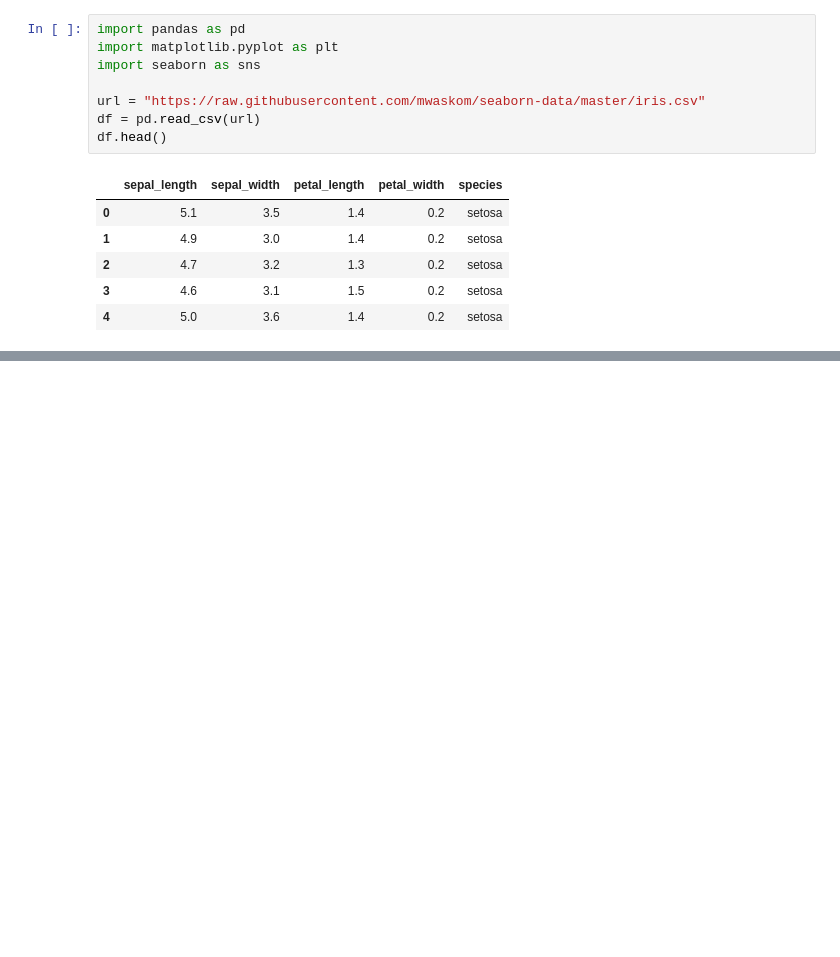
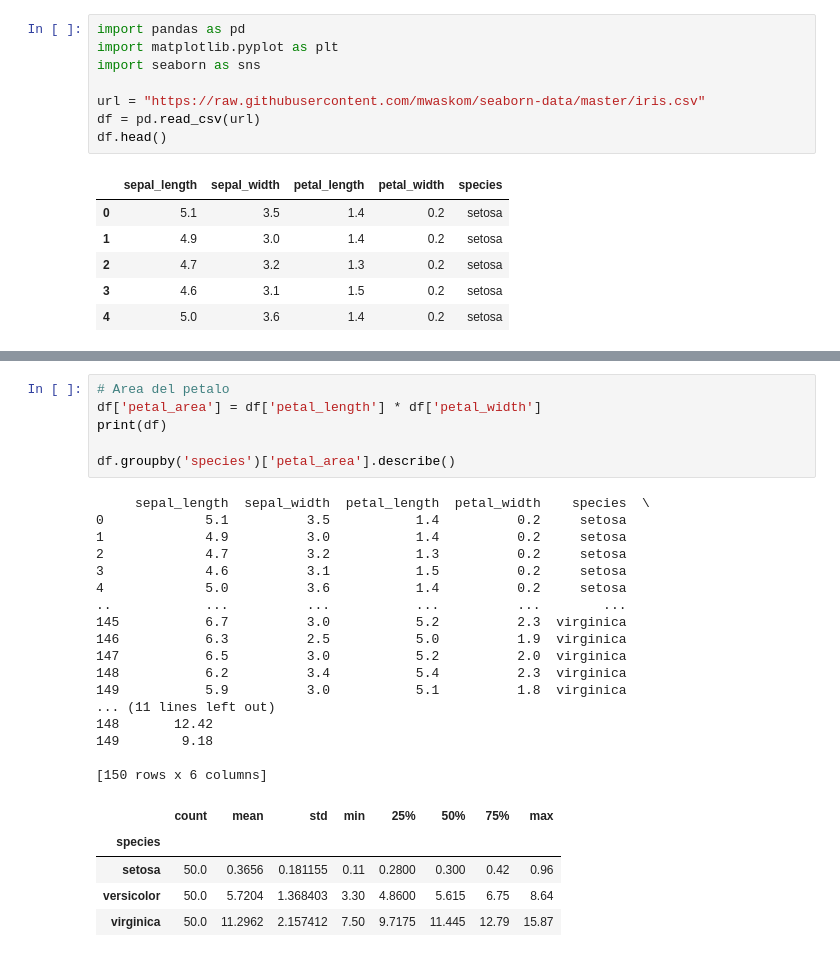
Before and after one commit to michela-roman/ProgrammingLabII, a Jupyter notebook: 4_Esercizi_lez_4.ipynb, the cells around one changed output, grey strips where cells are left out. Cells and saved outputs as stored; diff of their text form; blank space fills up the shorter version.

```diff
--- a/4_Esercizi_lez_4.ipynb
+++ b/4_Esercizi_lez_4.ipynb
@@ -142,0 +179,29 @@ df.head()
+# %%
+# Area del petalo
+df['petal_area'] = df['petal_length'] * df['petal_width']
+print(df)
+
+df.groupby('species')['petal_area'].describe()
+# %% [output]
+     sepal_length  sepal_width  petal_length  petal_width    species  \
+0             5.1          3.5           1.4          0.2     setosa
+1             4.9          3.0           1.4          0.2     setosa
+2             4.7          3.2           1.3          0.2     setosa
+3             4.6          3.1           1.5          0.2     setosa
+4             5.0          3.6           1.4          0.2     setosa
+..            ...          ...           ...          ...        ...
+145           6.7          3.0           5.2          2.3  virginica
+146           6.3          2.5           5.0          1.9  virginica
+147           6.5          3.0           5.2          2.0  virginica
+148           6.2          3.4           5.4          2.3  virginica
+149           5.9          3.0           5.1          1.8  virginica
+... (11 lines left out)
+148       12.42
+149        9.18
+
+[150 rows x 6 columns]
+|  | count | mean | std | min | 25% | 50% | 75% | max |
+| species |  |  |  |  |  |  |  |  |
+| setosa | 50.0 | 0.3656 | 0.181155 | 0.11 | 0.2800 | 0.300 | 0.42 | 0.96 |
+| versicolor | 50.0 | 5.7204 | 1.368403 | 3.30 | 4.8600 | 5.615 | 6.75 | 8.64 |
+| virginica | 50.0 | 11.2962 | 2.157412 | 7.50 | 9.7175 | 11.445 | 12.79 | 15.87 |
```
Also changed, not shown: parts of 6 cells of this notebook.
